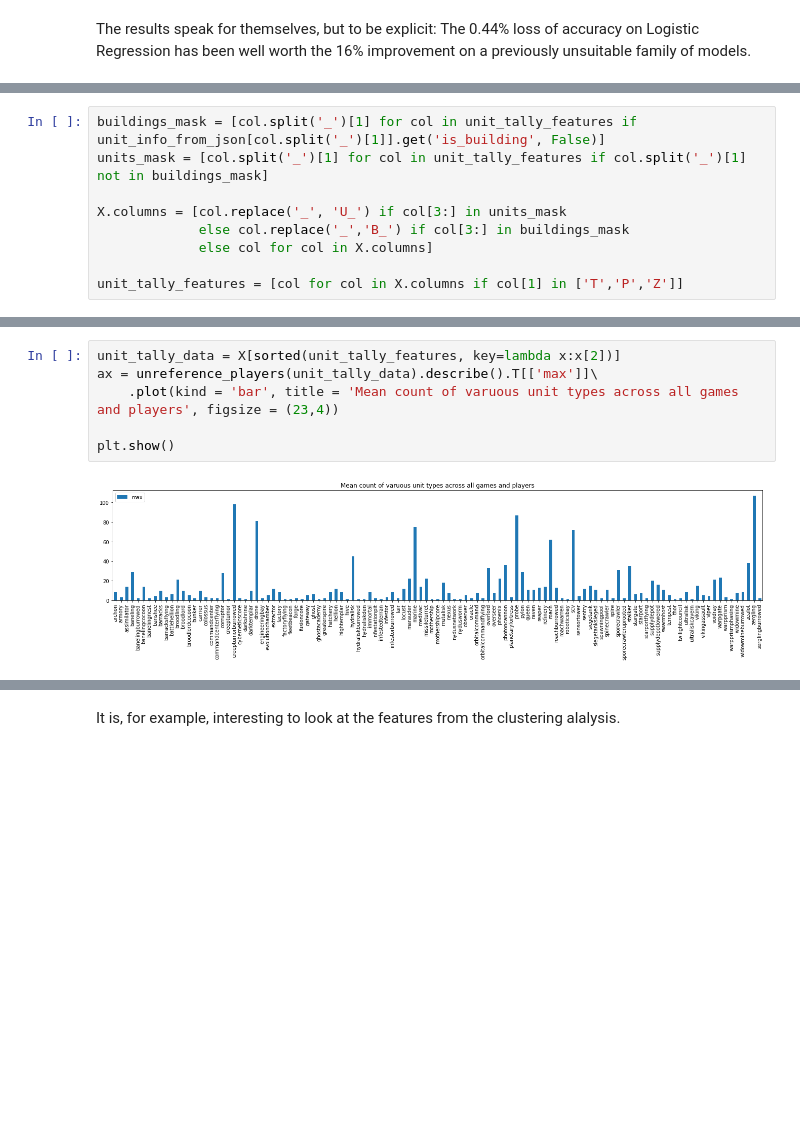
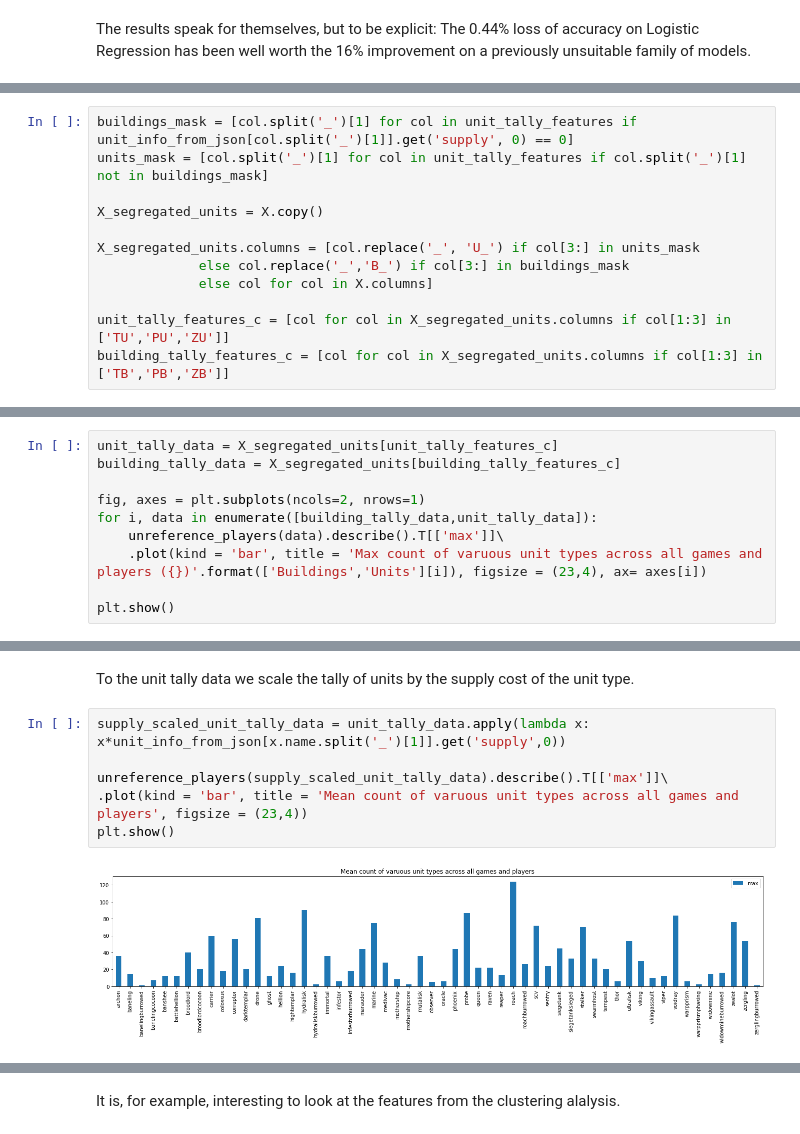
Before and after one commit to Rony-A/sc2-replay-analysis, a Jupyter notebook: mycchaka/capstone/Capstone - part 4 - Master Notebook.ipynb, the cells around one changed output, grey strips where cells are left out. Cells and saved outputs as stored; diff of their text form; blank space fills up the shorter version.

```diff
--- a/mycchaka/capstone/Capstone - part 4 - Master Notebook.ipynb
+++ b/mycchaka/capstone/Capstone - part 4 - Master Notebook.ipynb
@@ -1233,11 +1235,14 @@ We buigin by introducing a further feature naming convention.
     Unit tally featrures will be named using:
     <player id><race initial><B for building, U for unit> + _ + <unit name>
 # %%
-buildings_mask = [col.split('_')[1] for col in unit_tally_features if unit_info_from_json[col.split('_')[1]].get('is_building', False)]
+buildings_mask = [col.split('_')[1] for col in unit_tally_features if unit_info_from_json[col.split('_')[1]].get('supply', 0) == 0]
 units_mask = [col.split('_')[1] for col in unit_tally_features if col.split('_')[1] not in buildings_mask]
 
-X.columns = [col.replace('_', 'U_') if col[3:] in units_mask
+X_segregated_units = X.copy()
+
+X_segregated_units.columns = [col.replace('_', 'U_') if col[3:] in units_mask
              else col.replace('_','B_') if col[3:] in buildings_mask
              else col for col in X.columns]
 
-unit_tally_features = [col for col in X.columns if col[1] in ['T','P','Z']]
+unit_tally_features_c = [col for col in X_segregated_units.columns if col[1:3] in ['TU','PU','ZU']]
+building_tally_features_c = [col for col in X_segregated_units.columns if col[1:3] in ['TB','PB','ZB']]
@@ -1251,0 +1259,10 @@ unit_tally_features = [col for col in X.columns if col[1] in ['T','P','Z']]
+# %%
+unit_tally_data = X_segregated_units[unit_tally_features_c]
+building_tally_data = X_segregated_units[building_tally_features_c]
+
+fig, axes = plt.subplots(ncols=2, nrows=1)
+for i, data in enumerate([building_tally_data,unit_tally_data]):
+    unreference_players(data).describe().T[['max']]\
+    .plot(kind = 'bar', title = 'Max count of varuous unit types across all games and players ({})'.format(['Buildings','Units'][i]), figsize = (23,4), ax= axes[i])
+
+plt.show()
@@ -1252,8 +1271,10 @@ unit_tally_features = [col for col in X.columns if col[1] in ['T','P','Z']]
+# %% [markdown]
+To the unit tally data we scale the tally of units by the supply cost of the unit type.
 # %%
-unit_tally_data = X[sorted(unit_tally_features, key=lambda x:x[2])]
-ax = unreference_players(unit_tally_data).describe().T[['max']]\
-    .plot(kind = 'bar', title = 'Mean count of varuous unit types across all games and players', figsize = (23,4))
+supply_scaled_unit_tally_data = unit_tally_data.apply(lambda x: x*unit_info_from_json[x.name.split('_')[1]].get('supply',0))
 
+unreference_players(supply_scaled_unit_tally_data).describe().T[['max']]\
+.plot(kind = 'bar', title = 'Mean count of varuous unit types across all games and players', figsize = (23,4))
 plt.show()
 # %% [output]
-[figure, old version]
+[figure, new version]
```
Also changed, not shown: parts of 14 cells of this notebook.
